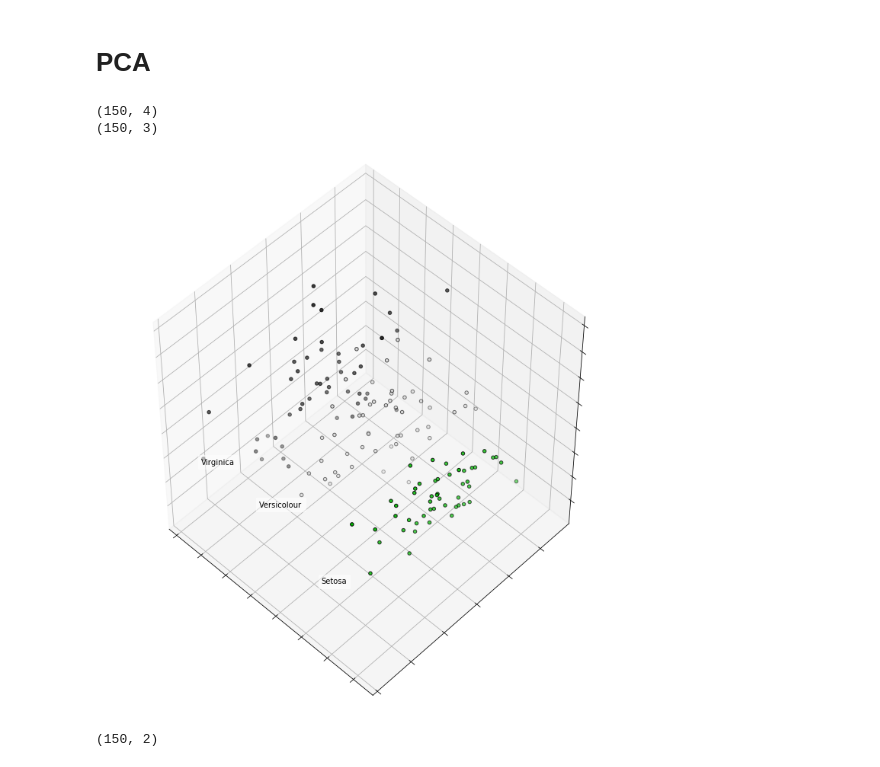
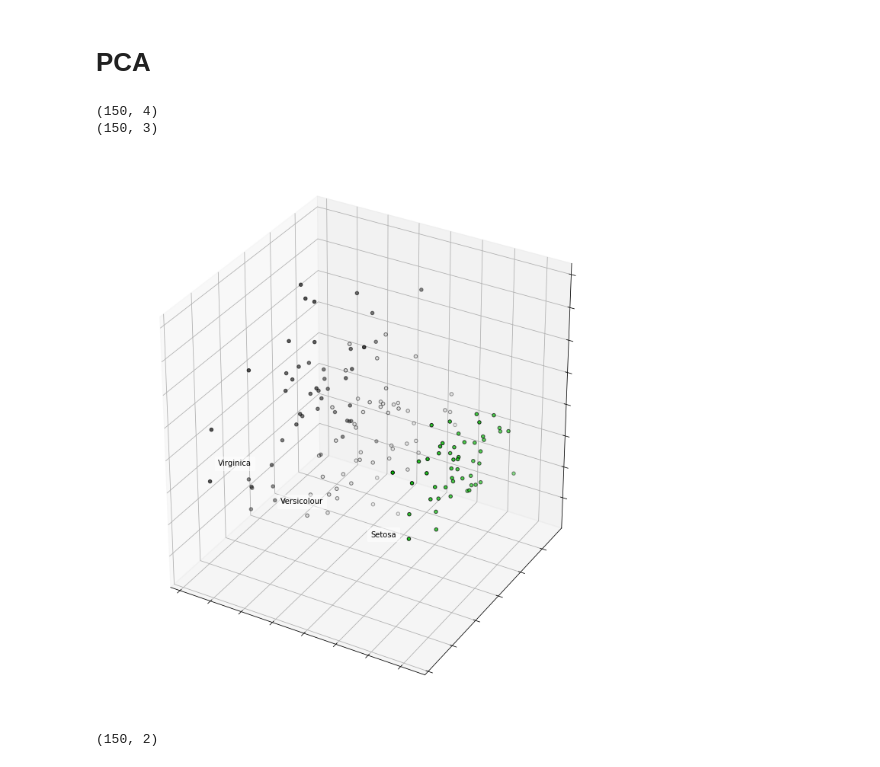
Before and after one commit to latent-variable/cs229_ML_final, a Jupyter notebook: CS229_final_practice .ipynb, the cells around one changed output. Drawn from its saved outputs; the diff is of its cells as text; code cells hidden in the pictures.

```diff
--- a/CS229_final_practice .ipynb
+++ b/CS229_final_practice .ipynb
@@ -298,35 +300,35 @@ print(Xorig.shape)
 y = iris.target
 
 fig = plt.figure(1, figsize=(10, 10))
 plt.clf()
-ax = Axes3D(fig, rect=[0, 0, .95, 1], elev=48, azim=134)
+ax = Axes3D(fig, rect=[0, 0, .95, 1], elev=30, azim=120)
 
 plt.cla()
 pca = decomposition.PCA(n_components=3)
 pca.fit(Xorig)
 X = pca.transform(Xorig)
 print(X.shape)
 
 for name, label in [('Setosa', 0), ('Versicolour', 1), ('Virginica', 2)]:
     ax.text3D(X[y == label, 0].mean(),
               X[y == label, 1].mean() + 1.5,
               X[y == label, 2].mean(), name,
               horizontalalignment='center',
               bbox=dict(alpha=.5, edgecolor='w', facecolor='w'))
 # Reorder the labels to have colors matching the cluster results
 y = np.choose(y, [1, 2, 0]).astype(np.float)
 ax.scatter(X[:, 0], X[:, 1], X[:, 2], c=y, cmap=plt.cm.nipy_spectral,
            edgecolor='k')
 
 ax.w_xaxis.set_ticklabels([])
 ax.w_yaxis.set_ticklabels([])
 ax.w_zaxis.set_ticklabels([])
 
 plt.show()
 # %% [output]
 (150, 4)
 (150, 3)
-[figure, old version]
+[figure, new version]
 # %%
 pca = decomposition.PCA(n_components=2)
 pca.fit(Xorig)
```
Also changed, not shown: parts of 4 cells of this notebook.
